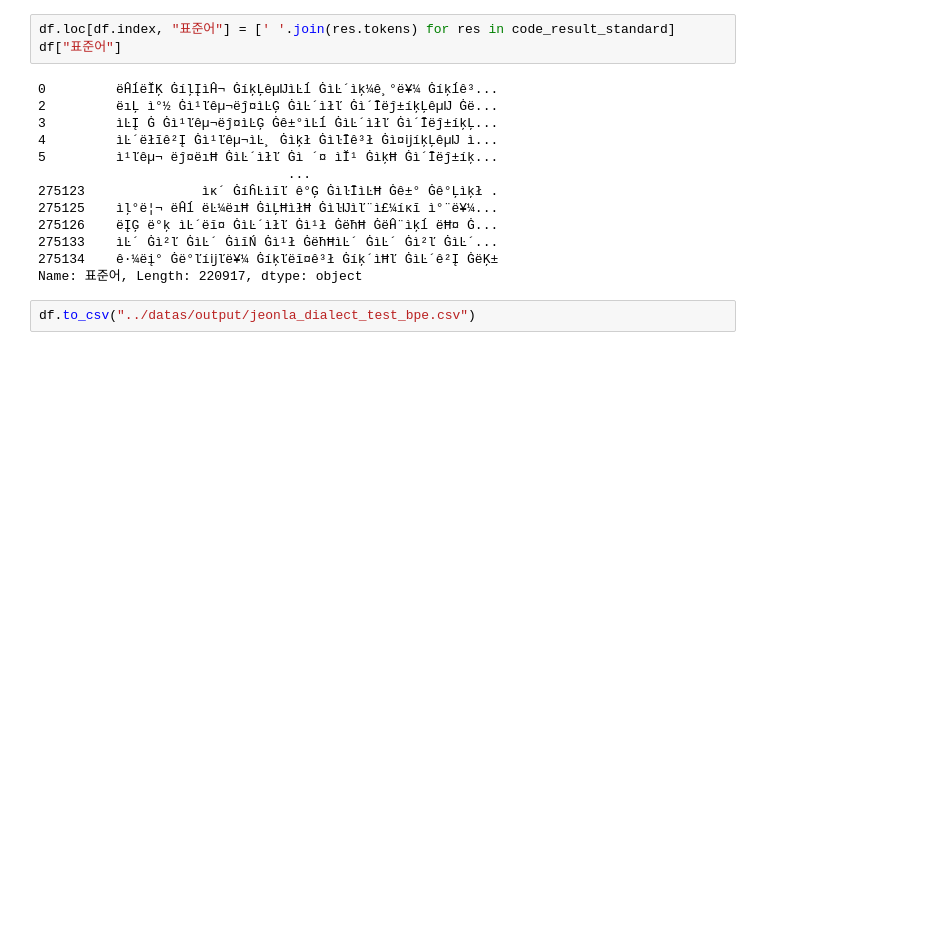
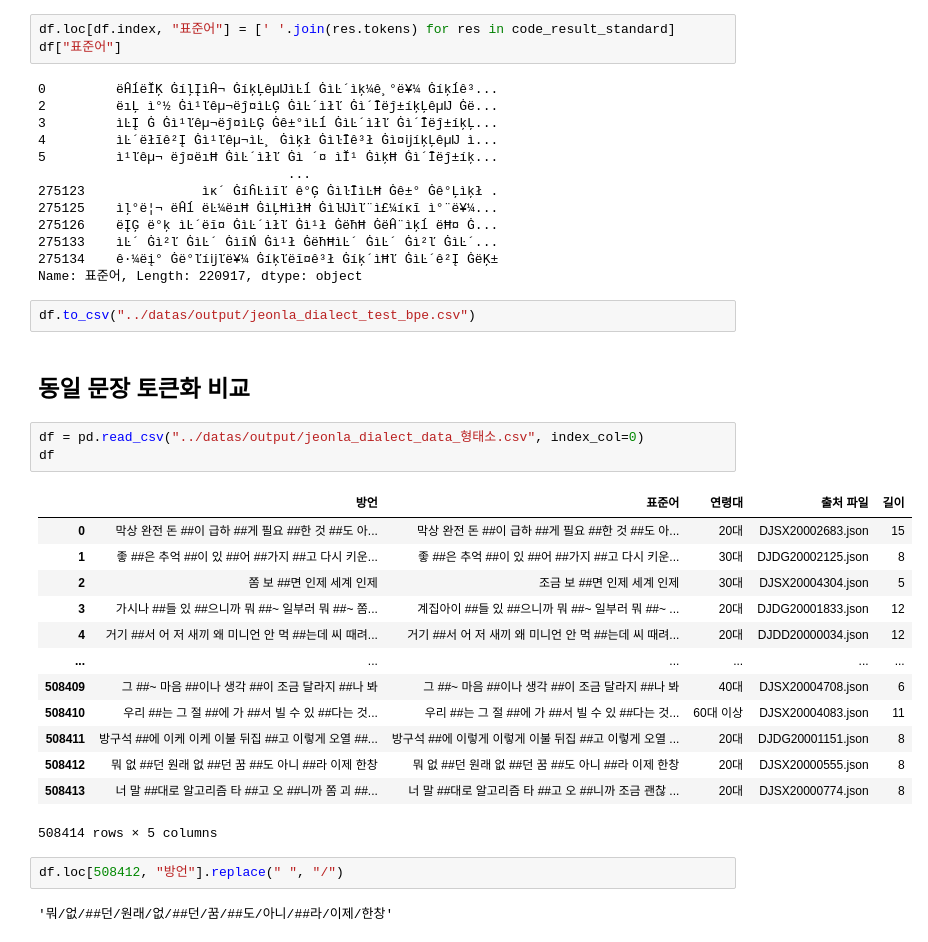
Before and after one commit to BlessingDev/NLP-Standard-Dialect-Translation, a Jupyter notebook: EDA/EDA4.ipynb, the cells around one changed output. Drawn from its saved outputs; the diff is of its cells as text; blank space fills up the shorter version.

```diff
--- a/EDA/EDA4.ipynb
+++ b/EDA/EDA4.ipynb
@@ -1245,3 +1245,26 @@ df["표준어"]
 Name: 표준어, Length: 220917, dtype: object
 # %%
 df.to_csv("../datas/output/jeonla_dialect_test_bpe.csv")
+# %% [markdown]
+## 동일 문장 토큰화 비교
+# %%
+df = pd.read_csv("../datas/output/jeonla_dialect_data_형태소.csv", index_col=0)
+df
+# %% [output]
+|  | 방언 | 표준어 | 연령대 | 출처 파일 | 길이 |
+| 0 | 막상 완전 돈 ##이 급하 ##게 필요 ##한 것 ##도 아... | 막상 완전 돈 ##이 급하 ##게 필요 ##한 것 ##도 아... | 20대 | DJSX20002683.json | 15 |
+| 1 | 좋 ##은 추억 ##이 있 ##어 ##가지 ##고 다시 키운... | 좋 ##은 추억 ##이 있 ##어 ##가지 ##고 다시 키운... | 30대 | DJDG20002125.json | 8 |
+| 2 | 쫌 보 ##면 인제 세계 인제 | 조금 보 ##면 인제 세계 인제 | 30대 | DJSX20004304.json | 5 |
+| 3 | 가시나 ##들 있 ##으니까 뭐 ##~ 일부러 뭐 ##~ 쫌... | 계집아이 ##들 있 ##으니까 뭐 ##~ 일부러 뭐 ##~ ... | 20대 | DJDG20001833.json | 12 |
+| 4 | 거기 ##서 어 저 새끼 왜 미니언 안 먹 ##는데 씨 때려... | 거기 ##서 어 저 새끼 왜 미니언 안 먹 ##는데 씨 때려... | 20대 | DJDD20000034.json | 12 |
+| ... | ... | ... | ... | ... | ... |
+| 508409 | 그 ##~ 마음 ##이나 생각 ##이 조금 달라지 ##나 봐 | 그 ##~ 마음 ##이나 생각 ##이 조금 달라지 ##나 봐 | 40대 | DJSX20004708.json | 6 |
+| 508410 | 우리 ##는 그 절 ##에 가 ##서 빌 수 있 ##다는 것... | 우리 ##는 그 절 ##에 가 ##서 빌 수 있 ##다는 것... | 60대 이상 | DJSX20004083.json | 11 |
+| 508411 | 방구석 ##에 이케 이케 이불 뒤집 ##고 이렇게 오열 ##... | 방구석 ##에 이렇게 이렇게 이불 뒤집 ##고 이렇게 오열 ... | 20대 | DJDG20001151.json | 8 |
+| 508412 | 뭐 없 ##던 원래 없 ##던 꿈 ##도 아니 ##라 이제 한창 | 뭐 없 ##던 원래 없 ##던 꿈 ##도 아니 ##라 이제 한창 | 20대 | DJSX20000555.json | 8 |
+| 508413 | 너 말 ##대로 알고리즘 타 ##고 오 ##니까 쫌 괴 ##... | 너 말 ##대로 알고리즘 타 ##고 오 ##니까 조금 괜찮 ... | 20대 | DJSX20000774.json | 8 |
+508414 rows × 5 columns
+# %%
+df.loc[508412, "방언"].replace(" ", "/")
+# %% [output]
+'뭐/없/##던/원래/없/##던/꿈/##도/아니/##라/이제/한창'
```
Also changed, not shown: parts of 6 cells of this notebook, 6 other files.
